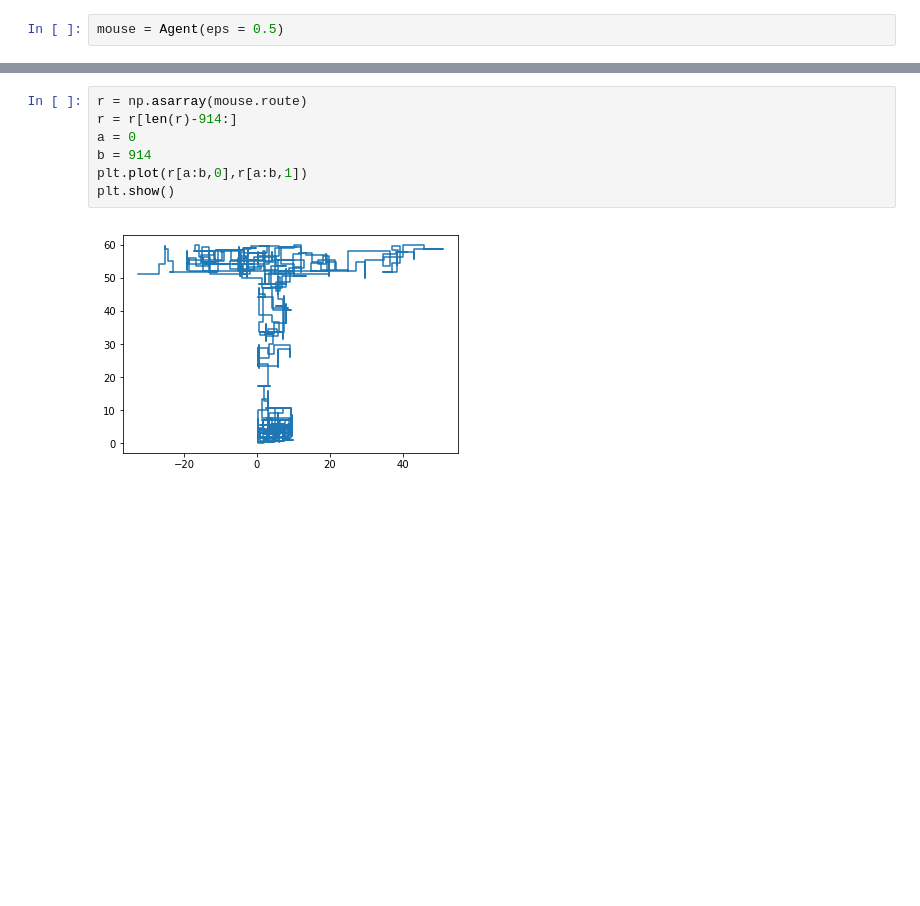
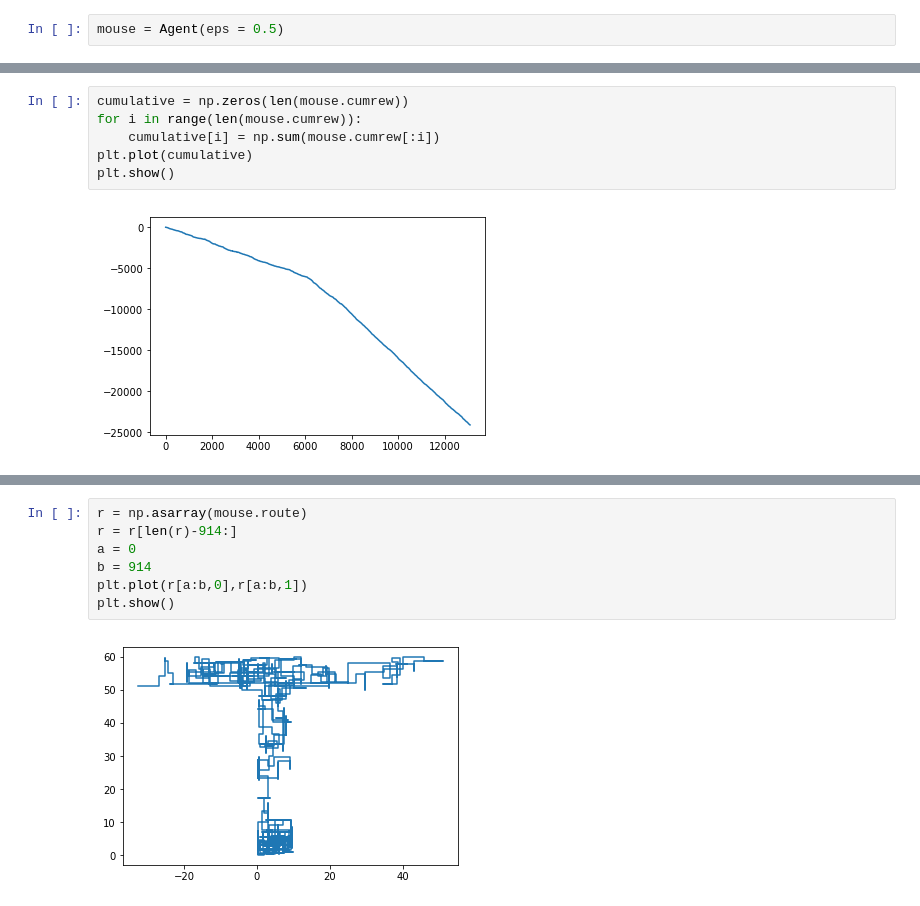
Before and after one commit to imLew/MHBF-project, a Jupyter notebook: main.ipynb, the cells around one changed output, grey strips where cells are left out. Cells and saved outputs as stored; diff of their text form; blank space fills up the shorter version.

```diff
--- a/main.ipynb
+++ b/main.ipynb
@@ -273,0 +278,8 @@ made it to target area after 914 steps
+# %%
+cumulative = np.zeros(len(mouse.cumrew))
+for i in range(len(mouse.cumrew)):
+    cumulative[i] = np.sum(mouse.cumrew[:i])
+plt.plot(cumulative)
+plt.show()
+# %% [output]
+[figure, added]
```
Also changed, not shown: parts of 6 cells of this notebook.
